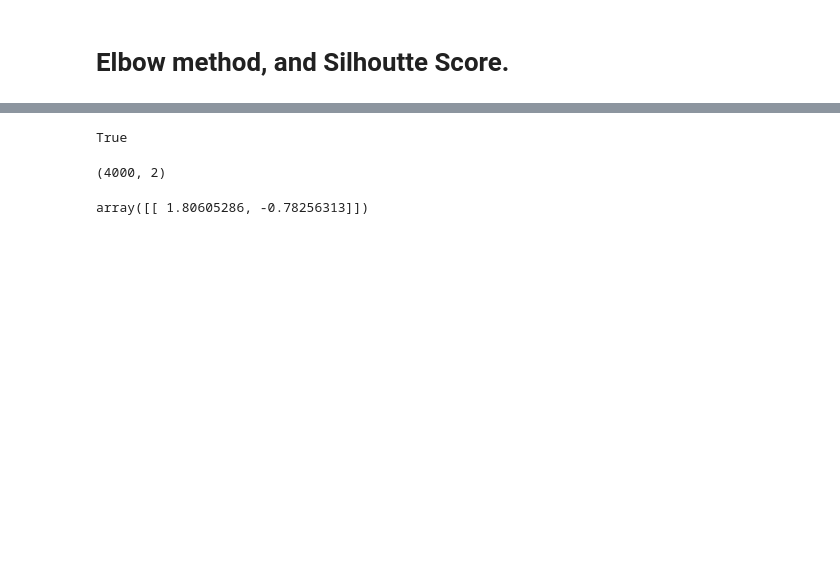
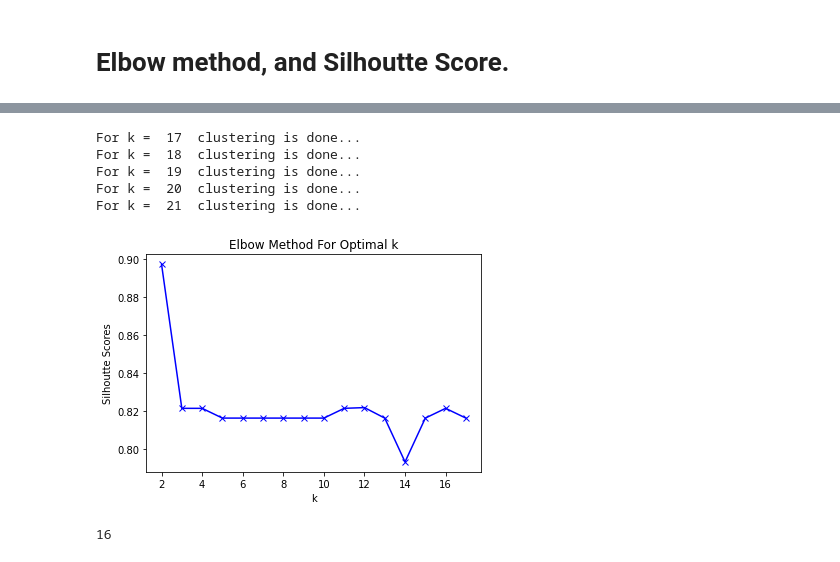
Before and after one commit to NeelMishra/Clustering-Analysis, a Jupyter notebook: Code/Question_2.ipynb, the cells around one changed output, grey strips where cells are left out. Saved outputs shown, nothing was run; the diff lists cells and outputs as text; code cells hidden in the pictures; blank space fills up the shorter version.

```diff
--- a/Code/Question_2.ipynb
+++ b/Code/Question_2.ipynb
@@ -166,2 +220,0 @@ data_numpy = data.to_numpy()
-# %%
-kmeans = k_means(3)
@@ -230,10 +220,0 @@ fig.savefig('test.png')
-# %%
-
-for i in range(3):
-  cluster = np.array(clusters[i])
-  x,y = cluster[:,0], cluster[:,1]
-  fig, ax = plt.subplots()
-  ax.set_xlim(0,250)
-  ax.set_ylim(0,100)
-  sns.scatterplot(x,y, ax = ax)
-  fig.savefig('test' + str(i) + '.png')
@@ -249,9 +220,0 @@ cluster.shape
-# %%
-labels = []
-for point in data_numpy:
-
-  for i in range(4):
-    concat = np.concatenate(clusters[i]).reshape(-1,2)
-    if point in concat:
-      labels.append(i)
-      break
@@ -260,12 +221,34 @@ a = np.concatenate(clusters[0]).reshape(-1,2)
-# %%
-data_numpy[5] in a
-# %% [output]
-True
-# %%
-data.shape
-# %% [output]
-(4000, 2)
-# %%
-np.random.randn(1, data.shape[1])
-# %% [output]
-array([[ 1.80605286, -0.78256313]])
+# %%
+max_k = 30
+experiment_frequency = 5 # Every experiment will be performed 10 times since random initialization is involved.
+
+#silhoutte_scores = []
+for i in range(17, max_k):
+  kmeans = k_means(i)
+  best_score = -1
+  for j in range(experiment_frequency):
+    clusters, cluster_centers, labels,iteration = kmeans.fit(data_numpy)
+    score = silhouette_score(data_numpy, np.array(labels))
+    best_score = max(best_score, score)
+  silhoutte_scores.append(best_score)
+  print("For k = ", i, " clustering is done...")
+# %% [output]
+For k =  17  clustering is done...
+For k =  18  clustering is done...
+For k =  19  clustering is done...
+For k =  20  clustering is done...
+For k =  21  clustering is done...
+# %%
+K = range(2,18)
+plt.plot(K, silhoutte_scores, 'bx-')
+plt.xlim
+plt.xlabel('k')
+plt.ylabel('Silhoutte Scores')
+plt.title('Elbow Method For Optimal k')
+plt.show()
+# %% [output]
+[figure, added]
+# %%
+len(silhoutte_scores)
+# %% [output]
+16
```
Also changed, not shown: parts of 30 cells of this notebook.
